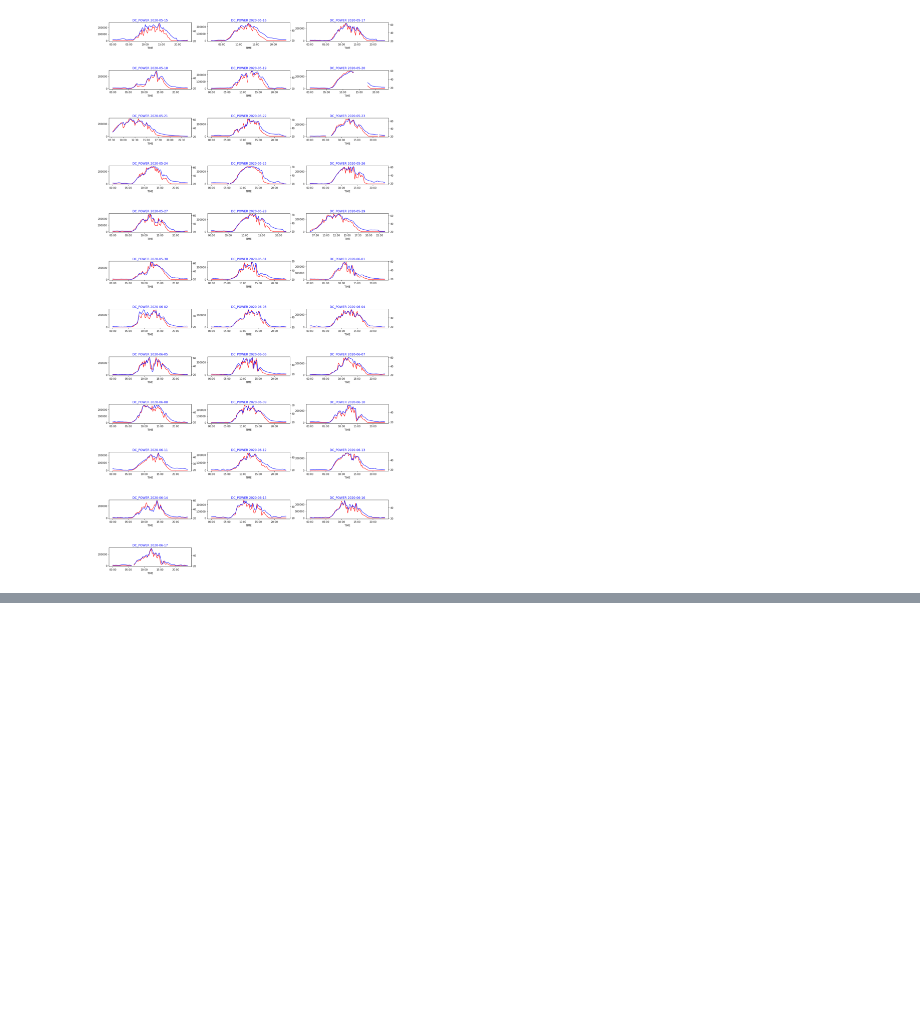
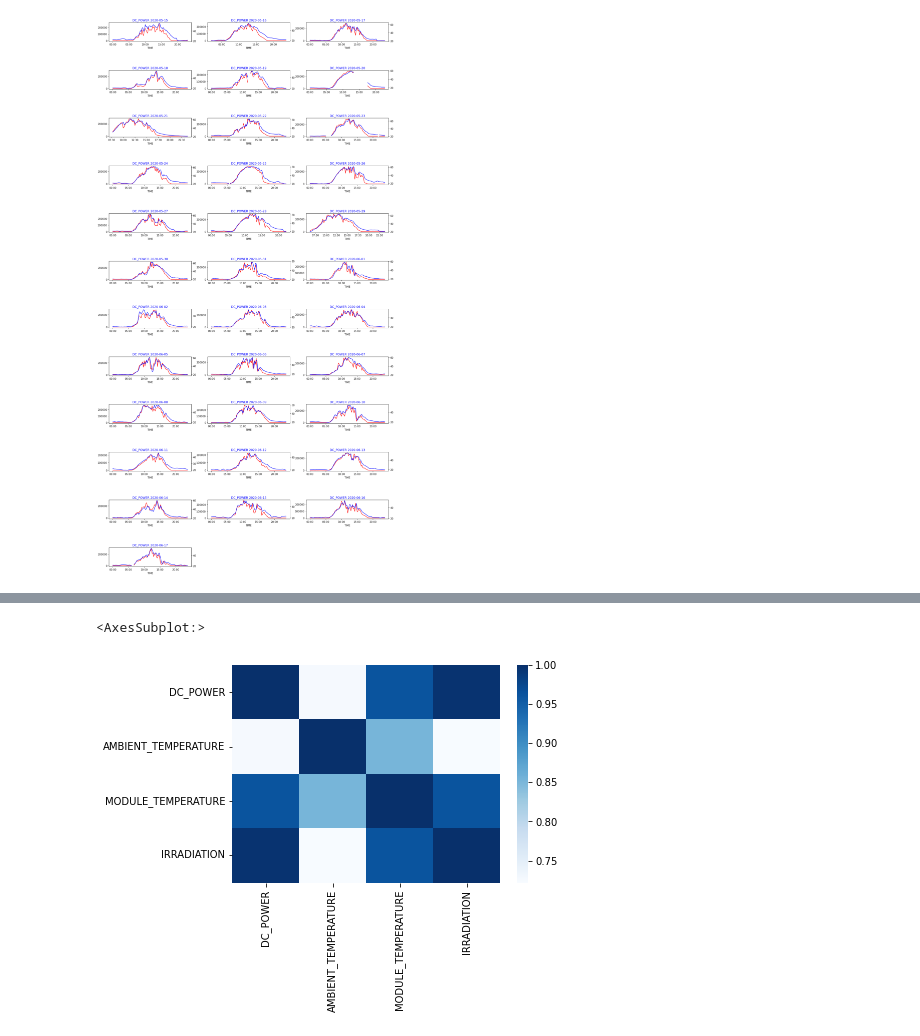
Before and after one commit to emanuelalmeid/SOLAR_PYTHON, a Jupyter notebook: solar.ipynb, the cells around one changed output, grey strips where cells are left out. Cells and saved outputs as stored; diff of their text form; code cells hidden in the pictures; blank space fills up the shorter version.

```diff
--- a/solar.ipynb
+++ b/solar.ipynb
@@ -264,3 +265,5 @@ plot_manyplots(12,3,'DC_POWER','AMBIENT_TEMPERATURE')
 plot_manyplots(12,3,'DC_POWER','MODULE_TEMPERATURE')
 # %% [output]
 [figure]
+# %%
+df_solar_weatherCor =df_solar_weather.drop(['PLANT_ID_x','PLANT_ID_y','PLANT_ID_y','DAILY_YIELD','TOTAL_YIELD','DATE_','TIME','SOURCE_KEY','DATE_TIME','AC_POWER'], axis =1 )
@@ -266,0 +282,5 @@ plot_manyplots(12,3,'DC_POWER','MODULE_TEMPERATURE')
+# %%
+sns.heatmap(df_solar_weatherCor.corr(), cmap = 'Blues')
+# %% [output]
+<AxesSubplot:>
+[figure, added]
```
Also changed, not shown: parts of 3 cells of this notebook.
